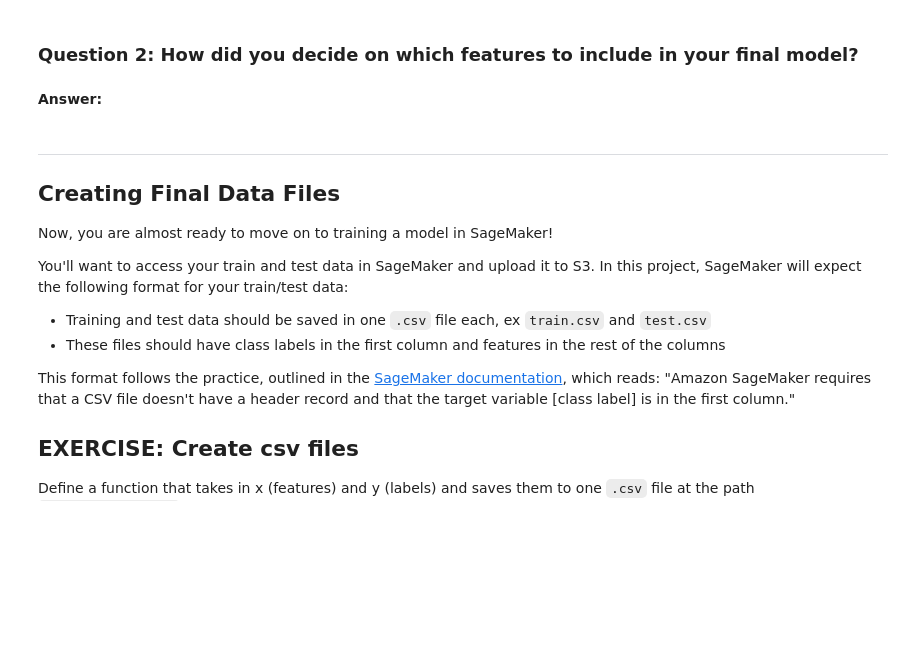
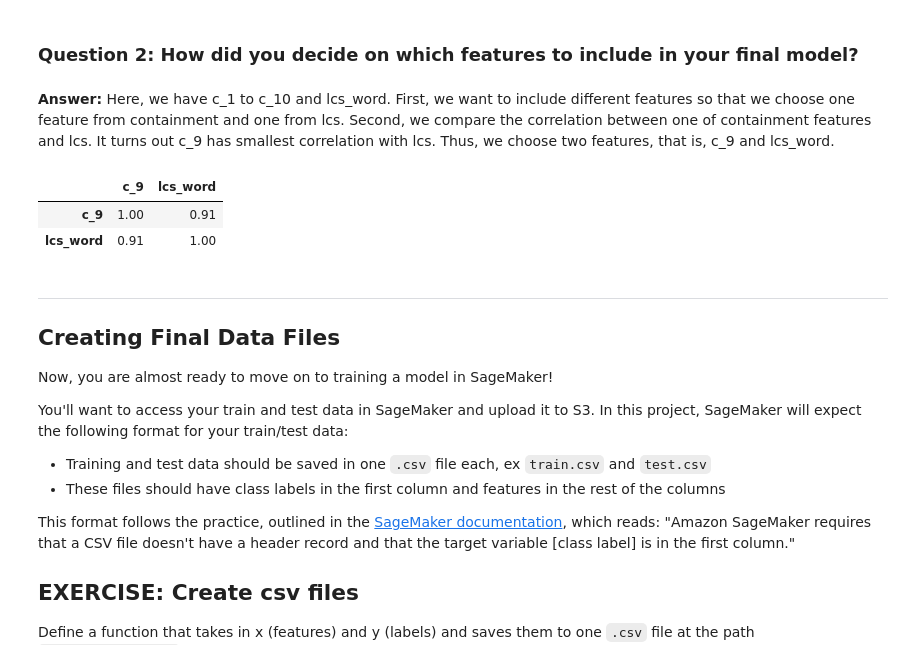
Before and after one commit to cixuuz/plagiarism-detector, a Jupyter notebook: 2_Plagiarism_Feature_Engineering.ipynb, the cells around one changed output. Saved outputs shown, nothing was run; the diff lists cells and outputs as text; code cells hidden in the pictures; blank space fills up the shorter version.

```diff
--- a/2_Plagiarism_Feature_Engineering.ipynb
+++ b/2_Plagiarism_Feature_Engineering.ipynb
@@ -806,7 +890,18 @@ print('Training df sample: \n', train_x[:10])
 # %% [markdown]
 ### Question 2: How did you decide on which features to include in your final model?
-# %% [markdown]
-**Answer:**
+# %% [markdown]
+**Answer:**
+Here, we have c_1 to c_10 and lcs_word. First, we want to include different features so that we choose one feature from containment and one from lcs. Second, we compare the correlation between one of containment features and lcs. It turns out c_9 has smallest correlation with lcs. Thus, we choose two features, that is, c_9 and lcs_word.
+# %%
+# Create correlation matrix for just Features to determine different models to test
+corr_matrix = features_df[['c_9', 'lcs_word']].corr().abs().round(2)
+
+# display shows all of a dataframe
+display(corr_matrix)
+# %% [output]
+|  | c_9 | lcs_word |
+| c_9 | 1.00 | 0.91 |
+| lcs_word | 0.91 | 1.00 |
 # %% [markdown]
 ---
 ## Creating Final Data Files
```
Also changed, not shown: parts of 21 cells of this notebook, 5 other files.
